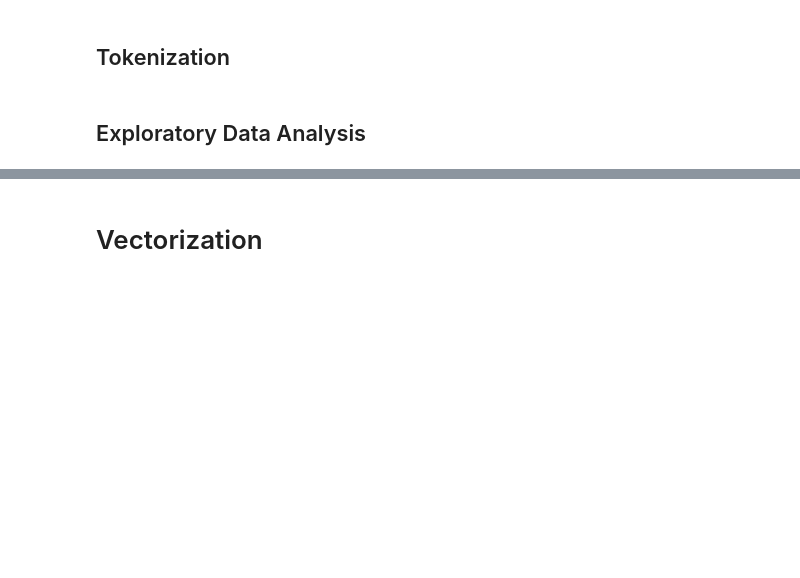
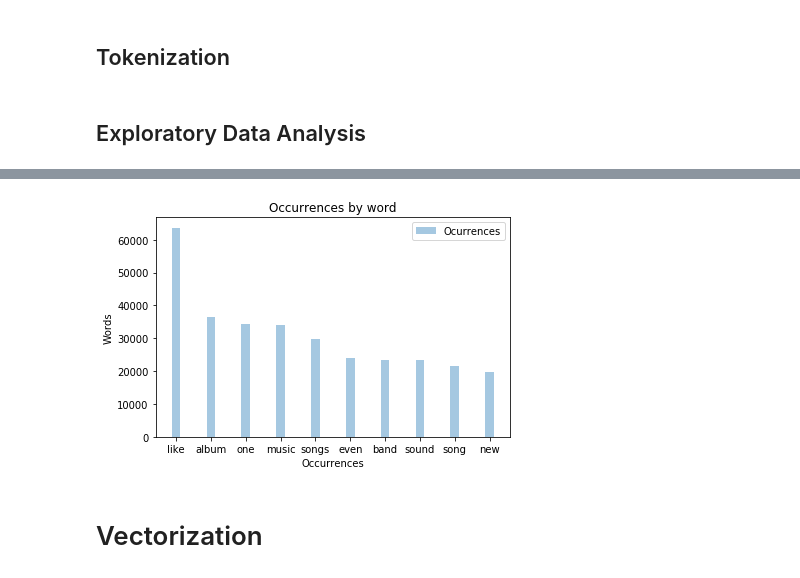
Before and after one commit to joaorobson/pitchfork_reviews_classification, a Jupyter notebook: pitchfork.ipynb, the cells around one changed output, grey strips where cells are left out. Cells and saved outputs as stored; diff of their text form; code cells hidden in the pictures; blank space fills up the shorter version.

```diff
--- a/pitchfork.ipynb
+++ b/pitchfork.ipynb
@@ -179,7 +179,7 @@ rects1 = plt.bar(index, vals_films, bar_width,
                  color='tab:blue',
                  label='Ocurrences')
 
-
+plt.figure(figsize=(10, 10))
 plt.xlabel('Occurrences')
 plt.ylabel('Words')
 plt.title('Occurrences by word')
@@ -194,3 +192,4 @@ plt.show()
+[figure, added]
 # %% [markdown]
 # Vectorization
 # %%
```
Also changed, not shown: parts of 6 cells of this notebook.
